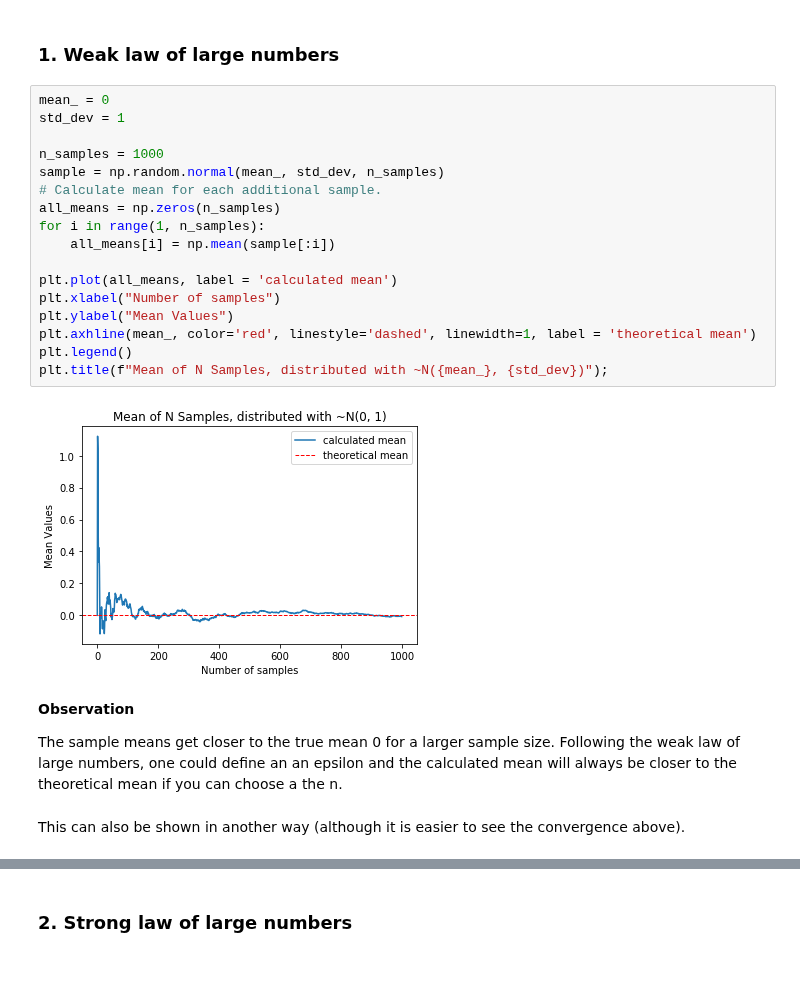
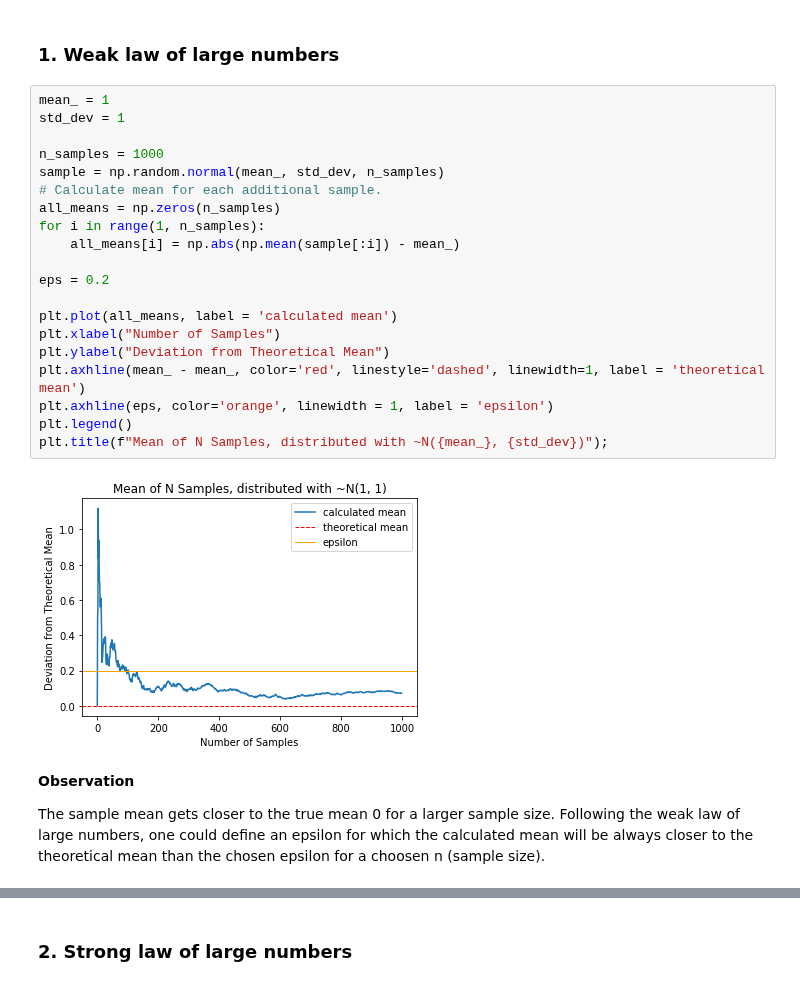
Before and after one commit to DorotheaMueller/statistics_assignments, a Jupyter notebook: ex_1.ipynb, the cells around one changed output, grey strips where cells are left out. Saved outputs shown, nothing was run; the diff lists cells and outputs as text.

```diff
--- a/ex_1.ipynb
+++ b/ex_1.ipynb
@@ -550,27 +550,28 @@ Y as defined the sum of 10 X² with X~N(0,1) follows a chi square distribution w
 # %% [markdown]
 ### 1. Weak law of large numbers
 # %%
-mean_ = 0
+mean_ = 1
 std_dev = 1
 
 n_samples = 1000
 sample = np.random.normal(mean_, std_dev, n_samples)
 # Calculate mean for each additional sample.
 all_means = np.zeros(n_samples)
 for i in range(1, n_samples):
-    all_means[i] = np.mean(sample[:i])
+    all_means[i] = np.abs(np.mean(sample[:i]) - mean_)
+
+eps = 0.2
 
 plt.plot(all_means, label = 'calculated mean')
-plt.xlabel("Number of samples")
-plt.ylabel("Mean Values")
-plt.axhline(mean_, color='red', linestyle='dashed', linewidth=1, label = 'theoretical mean')
+plt.xlabel("Number of Samples")
+plt.ylabel("Deviation from Theoretical Mean")
+plt.axhline(mean_ - mean_, color='red', linestyle='dashed', linewidth=1, label = 'theoretical mean')
+plt.axhline(eps, color='orange', linewidth = 1, label = 'epsilon')
 plt.legend()
 plt.title(f"Mean of N Samples, distributed with ~N({mean_}, {std_dev})");
 # %% [output]
-[figure, old version]
+[figure, new version]
 # %% [markdown]
 **Observation**
 
-The sample means get closer to the true mean 0 for a larger sample size. Following the weak law of large numbers, one could define an an epsilon and the calculated mean will always be closer to the theoretical mean if you can choose a the n.
+The sample mean gets closer to the true mean 0 for a larger sample size. Following the weak law of large numbers, one could define an epsilon for which the calculated mean will be always closer to the theoretical mean than the chosen epsilon for a choosen n (sample size).
-# %% [markdown]
-This can also be shown in another way (although it is easier to see the convergence above).
```
Also changed, not shown: parts of 5 cells of this notebook.
